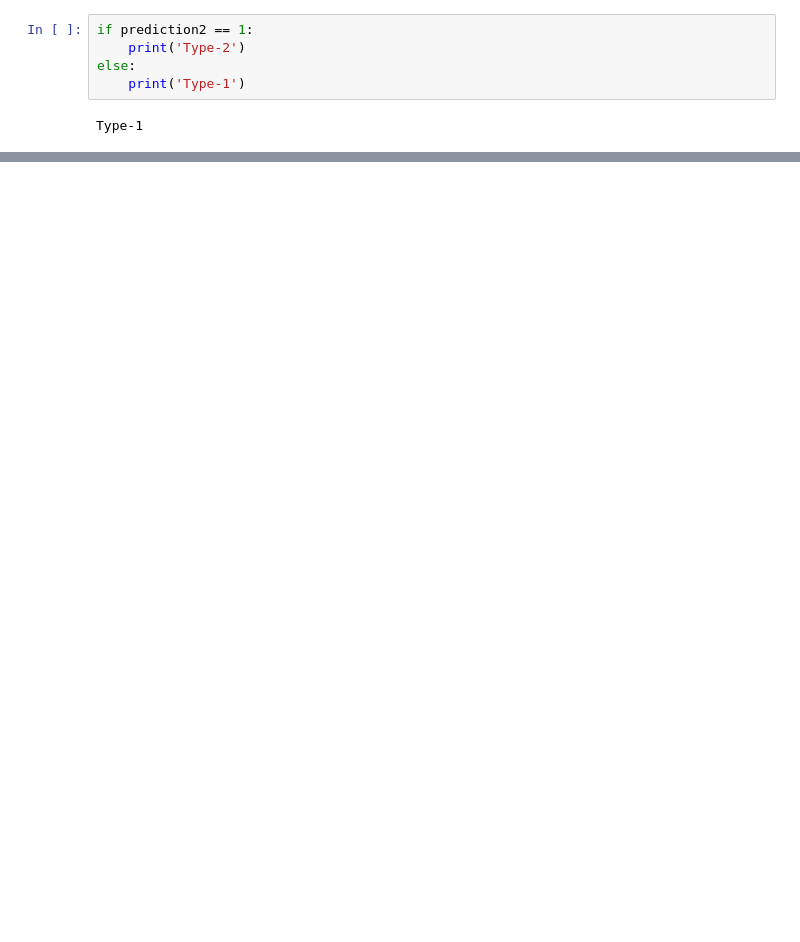
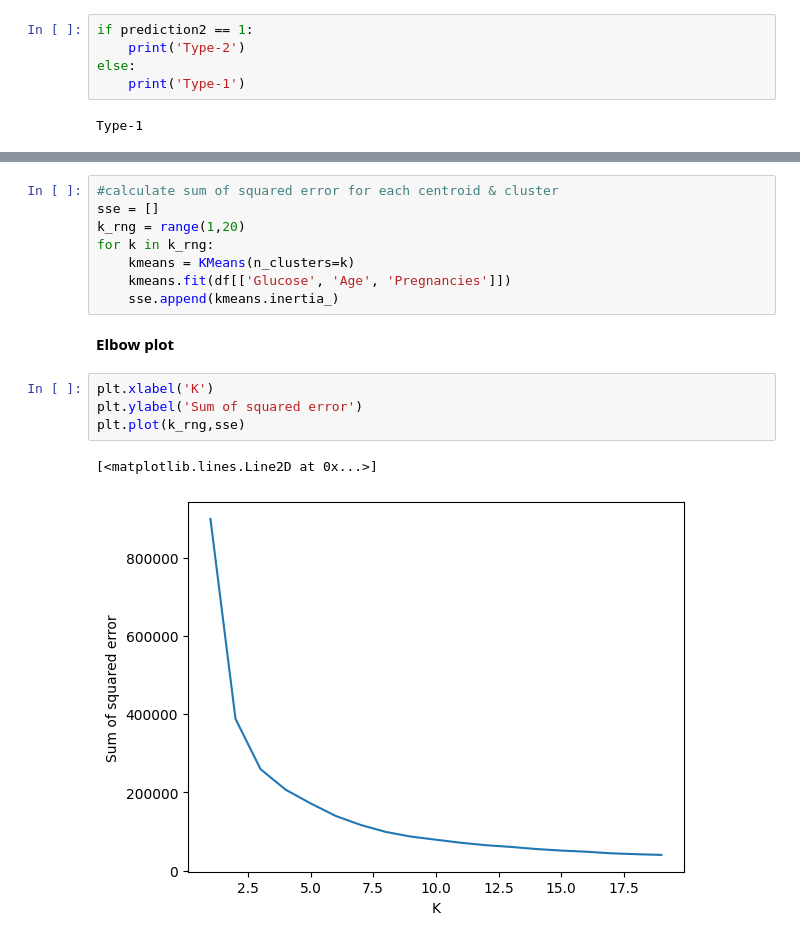
Before and after one commit to Novice1414/Final_Year_Project, a Jupyter notebook: T1T2prediction.ipynb, the cells around one changed output, grey strips where cells are left out. Drawn from its saved outputs; the diff is of its cells as text; blank space fills up the shorter version.

```diff
--- a/T1T2prediction.ipynb
+++ b/T1T2prediction.ipynb
@@ -132,0 +134,17 @@ Type-1
+# %%
+#calculate sum of squared error for each centroid & cluster
+sse = []
+k_rng = range(1,20)
+for k in k_rng:
+    kmeans = KMeans(n_clusters=k)
+    kmeans.fit(df[['Glucose', 'Age', 'Pregnancies']])
+    sse.append(kmeans.inertia_)
+# %% [markdown]
+**Elbow plot**
+# %%
+plt.xlabel('K')
+plt.ylabel('Sum of squared error')
+plt.plot(k_rng,sse)
+# %% [output]
+[<matplotlib.lines.Line2D at 0x...>]
+[figure, added]
```
Also changed, not shown: parts of 18 cells of this notebook.
